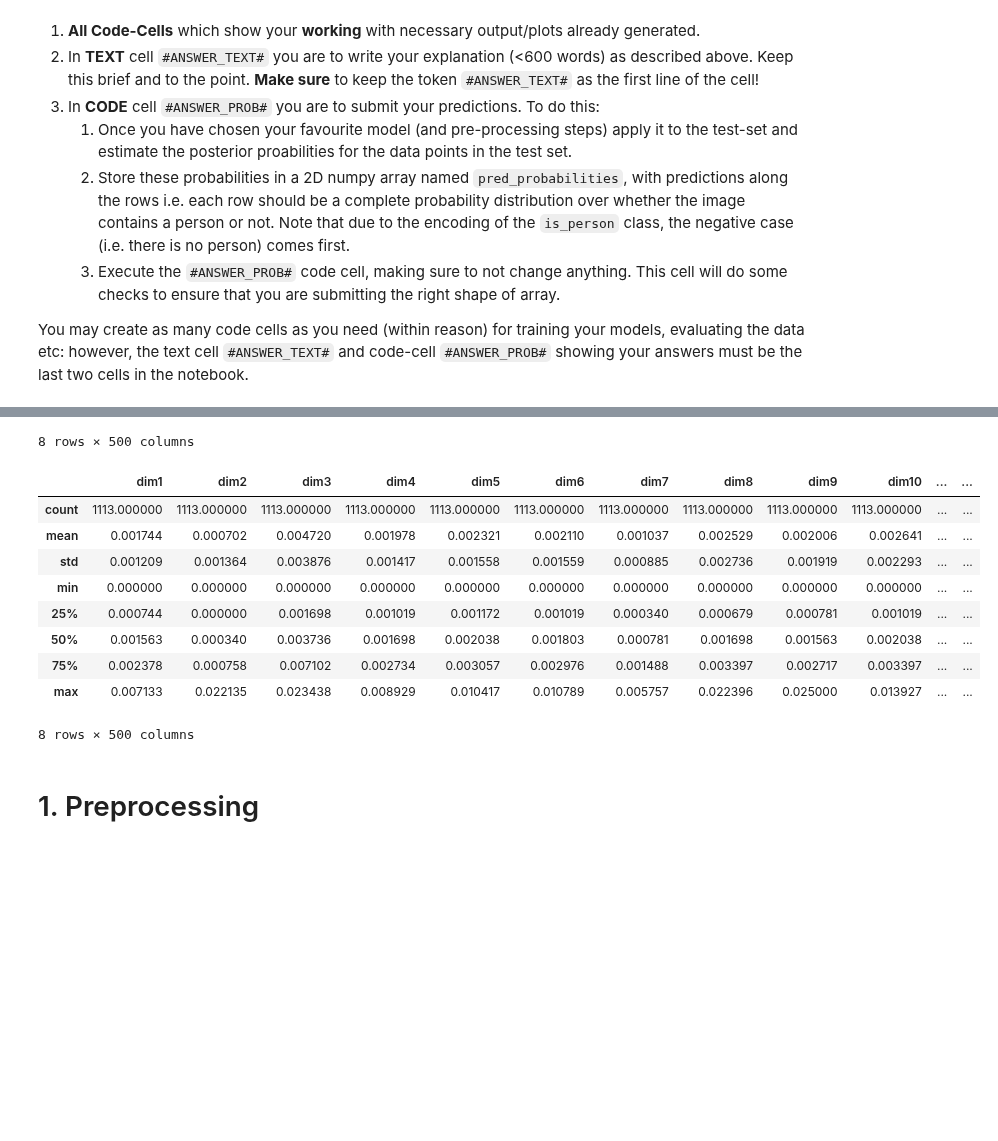
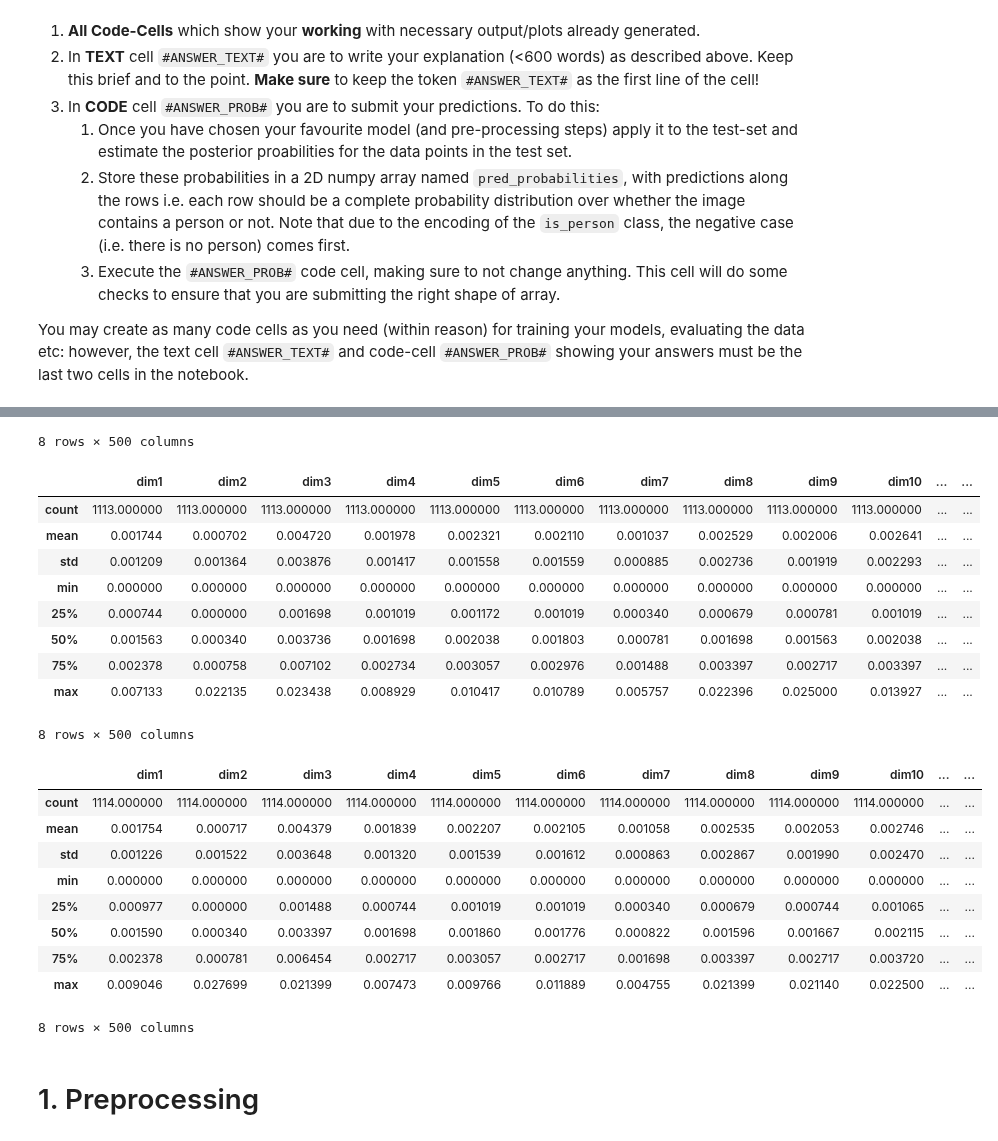
Before and after one commit to zhanshenlc/IAML2018, a Jupyter notebook: Assignments/03_B_MiniChallenge.ipynb, the cells around one changed output, grey strips where cells are left out. Saved outputs shown, nothing was run; the diff lists cells and outputs as text; code cells hidden in the pictures; blank space fills up the shorter version.

```diff
--- a/Assignments/03_B_MiniChallenge.ipynb
+++ b/Assignments/03_B_MiniChallenge.ipynb
@@ -143,41 +153,56 @@ You may create as many code cells as you need (within reason) for training your
 # %%
 # This is where your working code should start. Fell free to add as many code-cells as necessary.
 #  Make sure however that all working code cells come BEFORE the #ANSWER_TEXT# and #ANSWER_PROB#
 #  cells below.
 
 # Your Code goes here:
 # Dataset Loading:
 images_C_train = pd.read_csv(os.path.join(os.getcwd(), 'datasets', 'Images_C_Train.csv'), delimiter = ',')
 images_C_valid = pd.read_csv(os.path.join(os.getcwd(), 'datasets', 'Images_C_Validate.csv'), delimiter = ',')
-X_train = images_C_train.drop(columns=images_C_train.columns[-19:])
-X_valid = images_C_valid.drop(columns=images_C_valid.columns[-19:])
-X_train.drop(columns='imgId', inplace=True)
-X_valid.drop(columns='imgId', inplace=True)
-y_train = images_C_train['is_person']
-y_valid = images_C_valid['is_person']
-display(X_train.describe())
-display(X_valid.describe())
+
+X_train_b = images_C_train.drop(columns=images_C_train.columns[-19:])
+X_valid_b = images_C_valid.drop(columns=images_C_valid.columns[-19:])
+X_test = images_C_test#.drop(columns=images_C_test.columns[-19:])
+X_train_b.drop(columns='imgId', inplace=True)
+X_valid_b.drop(columns='imgId', inplace=True)
+y_train_b = images_C_train['is_person']
+y_valid_b = images_C_valid['is_person']
+display(X_train_b.describe())
+display(X_valid_b.describe())
+
+X_test = pd.read_csv(os.path.join(os.getcwd(), 'datasets', 'Images_C_Test.csv'), delimiter = ',')
+display(X_test.describe())
 # %% [output]
 |  | dim1 | dim2 | dim3 | dim4 | dim5 | dim6 | dim7 | dim8 | dim9 | dim10 | ... | ... |
 | count | 2113.000000 | 2113.000000 | 2113.000000 | 2113.000000 | 2113.000000 | 2113.000000 | 2113.000000 | 2113.000000 | 2113.000000 | 2113.000000 | ... | ... |
 | mean | 0.043353 | 0.050830 | 0.047988 | 0.037411 | 0.043365 | 0.049670 | 0.051071 | 0.043601 | 0.052698 | 0.054139 | ... | ... |
 | std | 0.513260 | 0.582839 | 0.482166 | 0.464611 | 0.491187 | 0.558422 | 0.577599 | 0.472706 | 0.571629 | 0.588484 | ... | ... |
 | min | 0.000000 | 0.000000 | 0.000000 | 0.000000 | 0.000000 | 0.000000 | 0.000000 | 0.000000 | 0.000000 | 0.000000 | ... | ... |
 | 25% | 0.000868 | 0.000000 | 0.001359 | 0.000781 | 0.001116 | 0.001019 | 0.000340 | 0.000651 | 0.000756 | 0.001116 | ... | ... |
 | 50% | 0.001616 | 0.000340 | 0.003516 | 0.001698 | 0.002038 | 0.001860 | 0.000756 | 0.001645 | 0.001698 | 0.002155 | ... | ... |
 | 75% | 0.002404 | 0.001008 | 0.006454 | 0.002717 | 0.003125 | 0.003057 | 0.001488 | 0.003397 | 0.002734 | 0.003736 | ... | ... |
 | max | 9.984000 | 9.122238 | 7.676800 | 9.695738 | 8.762671 | 9.489078 | 9.751526 | 8.691076 | 9.013933 | 9.602705 | ... | ... |
 8 rows × 500 columns
 |  | dim1 | dim2 | dim3 | dim4 | dim5 | dim6 | dim7 | dim8 | dim9 | dim10 | ... | ... |
 | count | 1113.000000 | 1113.000000 | 1113.000000 | 1113.000000 | 1113.000000 | 1113.000000 | 1113.000000 | 1113.000000 | 1113.000000 | 1113.000000 | ... | ... |
 | mean | 0.001744 | 0.000702 | 0.004720 | 0.001978 | 0.002321 | 0.002110 | 0.001037 | 0.002529 | 0.002006 | 0.002641 | ... | ... |
 | std | 0.001209 | 0.001364 | 0.003876 | 0.001417 | 0.001558 | 0.001559 | 0.000885 | 0.002736 | 0.001919 | 0.002293 | ... | ... |
 | min | 0.000000 | 0.000000 | 0.000000 | 0.000000 | 0.000000 | 0.000000 | 0.000000 | 0.000000 | 0.000000 | 0.000000 | ... | ... |
 | 25% | 0.000744 | 0.000000 | 0.001698 | 0.001019 | 0.001172 | 0.001019 | 0.000340 | 0.000679 | 0.000781 | 0.001019 | ... | ... |
 | 50% | 0.001563 | 0.000340 | 0.003736 | 0.001698 | 0.002038 | 0.001803 | 0.000781 | 0.001698 | 0.001563 | 0.002038 | ... | ... |
 | 75% | 0.002378 | 0.000758 | 0.007102 | 0.002734 | 0.003057 | 0.002976 | 0.001488 | 0.003397 | 0.002717 | 0.003397 | ... | ... |
 | max | 0.007133 | 0.022135 | 0.023438 | 0.008929 | 0.010417 | 0.010789 | 0.005757 | 0.022396 | 0.025000 | 0.013927 | ... | ... |
 8 rows × 500 columns
+|  | dim1 | dim2 | dim3 | dim4 | dim5 | dim6 | dim7 | dim8 | dim9 | dim10 | ... | ... |
+| count | 1114.000000 | 1114.000000 | 1114.000000 | 1114.000000 | 1114.000000 | 1114.000000 | 1114.000000 | 1114.000000 | 1114.000000 | 1114.000000 | ... | ... |
+| mean | 0.001754 | 0.000717 | 0.004379 | 0.001839 | 0.002207 | 0.002105 | 0.001058 | 0.002535 | 0.002053 | 0.002746 | ... | ... |
+| std | 0.001226 | 0.001522 | 0.003648 | 0.001320 | 0.001539 | 0.001612 | 0.000863 | 0.002867 | 0.001990 | 0.002470 | ... | ... |
+| min | 0.000000 | 0.000000 | 0.000000 | 0.000000 | 0.000000 | 0.000000 | 0.000000 | 0.000000 | 0.000000 | 0.000000 | ... | ... |
+| 25% | 0.000977 | 0.000000 | 0.001488 | 0.000744 | 0.001019 | 0.001019 | 0.000340 | 0.000679 | 0.000744 | 0.001065 | ... | ... |
+| 50% | 0.001590 | 0.000340 | 0.003397 | 0.001698 | 0.001860 | 0.001776 | 0.000822 | 0.001596 | 0.001667 | 0.002115 | ... | ... |
+| 75% | 0.002378 | 0.000781 | 0.006454 | 0.002717 | 0.003057 | 0.002717 | 0.001698 | 0.003397 | 0.002717 | 0.003720 | ... | ... |
+| max | 0.009046 | 0.027699 | 0.021399 | 0.007473 | 0.009766 | 0.011889 | 0.004755 | 0.021399 | 0.021140 | 0.022500 | ... | ... |
+8 rows × 500 columns
 # %% [markdown]
 # 1. Preprocessing
 # %% [markdown]
```
Also changed, not shown: parts of 30 cells of this notebook.
